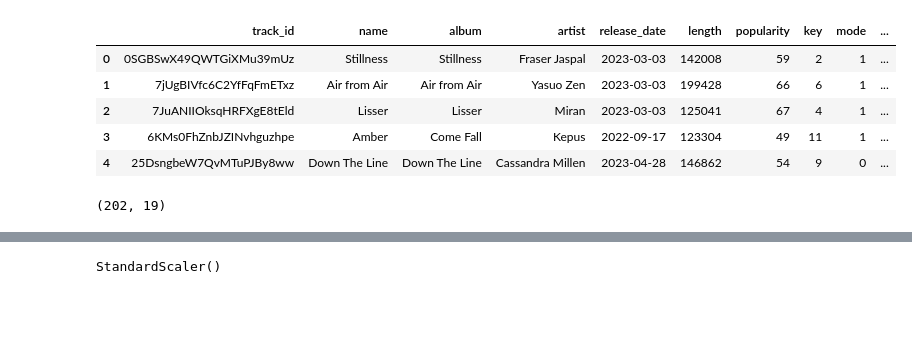
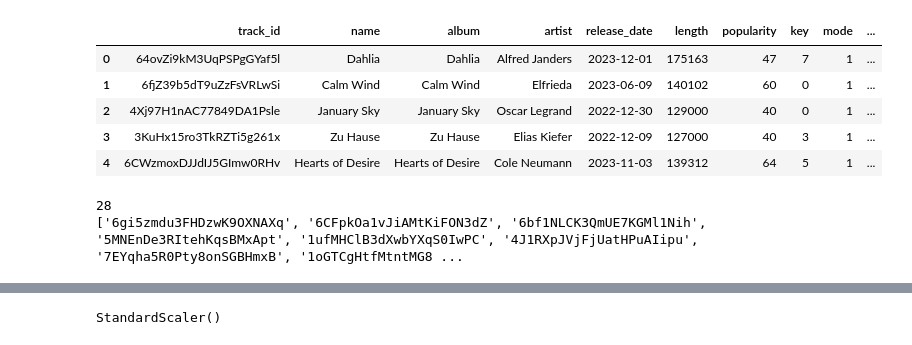
Before and after one commit to Tatsuhiro-Miyazawa/Sptify-PCA, a Jupyter notebook: 類似曲検索（主成分分析）.ipynb, the cells around one changed output, grey strips where cells are left out. Drawn from its saved outputs; the diff is of its cells as text; code cells hidden in the pictures; blank space fills up the shorter version.

```diff
--- a/類似曲検索（主成分分析）.ipynb
+++ b/類似曲検索（主成分分析）.ipynb
@@ -14,11 +34,6 @@ Note: you may need to restart the kernel to use updated packages.
 # %%
-import pandas as pd
-import spotipy
-from spotipy.oauth2 import SpotifyClientCredentials
-import time
-
-client_id = "個人情報のため非掲載"
-client_secret = "個人情報のため非掲載"
+client_id = '81154659dd4f457aad2a45e0ea16ec72'
+client_secret = '12e59f6355d041cd80fc317eb1f04c00'
 
 client_credentials_manager = SpotifyClientCredentials(client_id, client_secret)
 sp = spotipy.Spotify(client_credentials_manager=client_credentials_manager)
@@ -91,41 +100,60 @@ def getTrackFeatures(id):
     release_date = meta['album']['release_date']
     length = meta['duration_ms']
     popularity = meta['popularity']
     key = features[0]['key']
     mode = features[0]['mode']
     danceability = features[0]['danceability']
     acousticness = features[0]['acousticness']
     energy = features[0]['energy']
     instrumentalness = features[0]['instrumentalness']
     liveness = features[0]['liveness']
     loudness = features[0]['loudness']
     speechiness = features[0]['speechiness']
     tempo = features[0]['tempo']
     time_signature = features[0]['time_signature']
     valence = features[0]['valence']
 
     track = [track_id, name, album, artist, release_date, length, popularity, key, mode, danceability, acousticness, energy, instrumentalness, liveness, loudness, speechiness, tempo, time_signature, valence]
     return track
 
 tracks = []
 for track_id in track_ids:
   time.sleep(0.5)
   track = getTrackFeatures(track_id)
 
   if track != '':
     tracks.append(track)
 
 df = pd.DataFrame(tracks, columns = ['track_id', 'name', 'album', 'artist', 'release_date', 'length', 'popularity', 'key', 'mode', 'danceability', 'acousticness', 'energy', 'instrumentalness', 'liveness', 'loudness', 'speechiness', 'tempo', 'time_signature', 'valence'])
-df.head()
+df1 = df.assign(name_number=0)
+df1.head()
+#あとで出力するときに'track_id'が必要
 # %% [output]
 |  | track_id | name | album | artist | release_date | length | popularity | key | mode | ... |
-| 0 | 0SGBSwX49QWTGiXMu39mUz | Stillness | Stillness | Fraser Jaspal | 2023-03-03 | 142008 | 59 | 2 | 1 | ... |
-| 1 | 7jUgBIVfc6C2YfFqFmETxz | Air from Air | Air from Air | Yasuo Zen | 2023-03-03 | 199428 | 66 | 6 | 1 | ... |
-| 2 | 7JuANIIOksqHRFXgE8tEld | Lisser | Lisser | Miran | 2023-03-03 | 125041 | 67 | 4 | 1 | ... |
-| 3 | 6KMs0FhZnbJZINvhguzhpe | Amber | Come Fall | Kepus | 2022-09-17 | 123304 | 49 | 11 | 1 | ... |
-| 4 | 25DsngbeW7QvMTuPJBy8ww | Down The Line | Down The Line | Cassandra Millen | 2023-04-28 | 146862 | 54 | 9 | 0 | ... |
+| 0 | 64ovZi9kM3UqPSPgGYaf5l | Dahlia | Dahlia | Alfred Janders | 2023-12-01 | 175163 | 47 | 7 | 1 | ... |
+| 1 | 6fjZ39b5dT9uZzFsVRLwSi | Calm Wind | Calm Wind | Elfrieda | 2023-06-09 | 140102 | 60 | 0 | 1 | ... |
+| 2 | 4Xj97H1nAC77849DA1Psle | January Sky | January Sky | Oscar Legrand | 2022-12-30 | 129000 | 40 | 0 | 1 | ... |
+| 3 | 3KuHx15ro3TkRZTi5g261x | Zu Hause | Zu Hause | Elias Kiefer | 2022-12-09 | 127000 | 40 | 3 | 1 | ... |
+| 4 | 6CWzmoxDJJdIJ5GImw0RHv | Hearts of Desire | Hearts of Desire | Cole Neumann | 2023-11-03 | 139312 | 64 | 5 | 1 | ... |
-# %%
-#自曲＝１、それ以外＝０で
-df.shape
-# %% [output]
-(202, 19)
+# %%
+playlist_ids = ['5yCFDZJK8ZHmtaVjRbFwJC']
+
+
+all_track_ids = []
+
+for playlist_id in playlist_ids:
+    track_ids = get_track_ids_for_playlist(playlist_id)
+    all_track_ids.extend(track_ids)
+
+#重複しているIDは削除する。=データフレーム形式に変換が必要→またリストに戻す。
+df_all_track_ids = pd.DataFrame(all_track_ids, columns=['track_id'])
+df_all_track_ids.drop_duplicates (subset=['track_id'], inplace=True)
+
+df_list = df_all_track_ids['track_id'].values.tolist()
+
+
+print(len(df_list))
+print(df_list)
+# %% [output]
+28
+['6gi5zmdu3FHDzwK9OXNAXq', '6CFpkOa1vJiAMtKiFON3dZ', '6bf1NLCK3QmUE7KGMl1Nih', '5MNEnDe3RItehKqsBMxApt', '1ufMHClB3dXwbYXqS0IwPC', '4J1RXpJVjFjUatHPuAIipu', '7EYqha5R0Pty8onSGBHmxB', '1oGTCgHtfMtntMG8 ...
```
Also changed, not shown: parts of 40 cells of this notebook.
